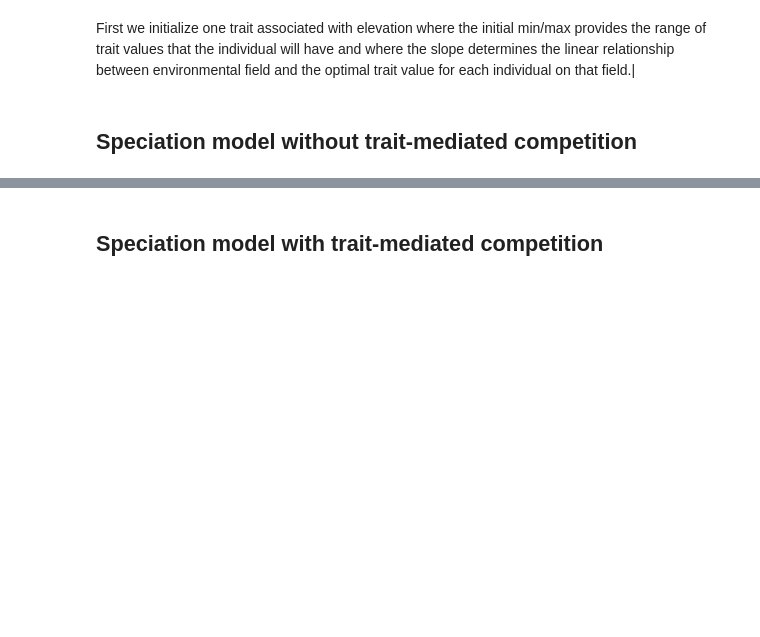
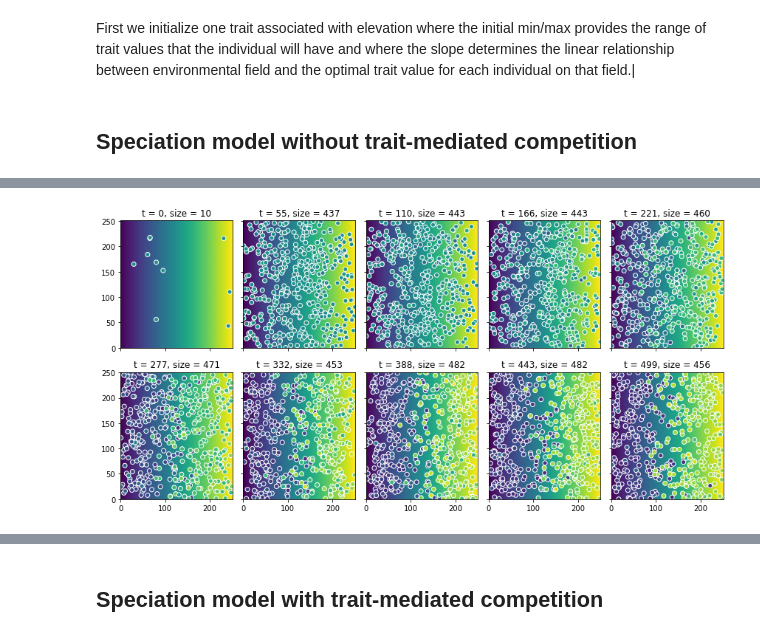
Before and after one commit to fastscape-lem/adascape, a Jupyter notebook: notebooks/basic_speciation_example.ipynb, the cells around one changed output, grey strips where cells are left out. Cells and saved outputs as stored; diff of their text form; code cells hidden in the pictures; blank space fills up the shorter version.

```diff
--- a/notebooks/basic_speciation_example.ipynb
+++ b/notebooks/basic_speciation_example.ipynb
@@ -95,9 +126,11 @@ def model_woc_run(x=x, y=y, init_trait_funcs=init_trait_funcs,
 # %%
-# fig1, axes1 = plt.subplots(nrows=2, ncols=5, sharex='col', sharey='row',figsize=(12, 6))
-# for ax, print_step in zip(axes1.ravel(), np.linspace(0,df1.step.unique().size-1,10).astype(int)):
-#     pop = df1.groupby('step').get_group(print_step)
-#     ax.pcolormesh(environment)
-#     ax.scatter(pop.x, pop.y, c=pop.trait_0, edgecolor='w',vmin=0, vmax=1)
-#     ax.set_title(f't = {print_step}, size = {len(pop)}')
-# fig1.tight_layout()
+fig1, axes1 = plt.subplots(nrows=2, ncols=5, sharex='col', sharey='row',figsize=(12, 6))
+for ax, print_step in zip(axes1.ravel(), np.linspace(0,df1.step.unique().size-1,10).astype(int)):
+    pop = df1.groupby('step').get_group(print_step)
+    ax.pcolormesh(environment)
+    ax.scatter(pop.x, pop.y, c=pop.trait_0, edgecolor='w',vmin=0, vmax=1)
+    ax.set_title(f't = {print_step}, size = {len(pop)}')
+fig1.tight_layout()
+# %% [output]
+[figure, added]
 # %%
```
Also changed, not shown: parts of 8 cells of this notebook, 1 other file.
